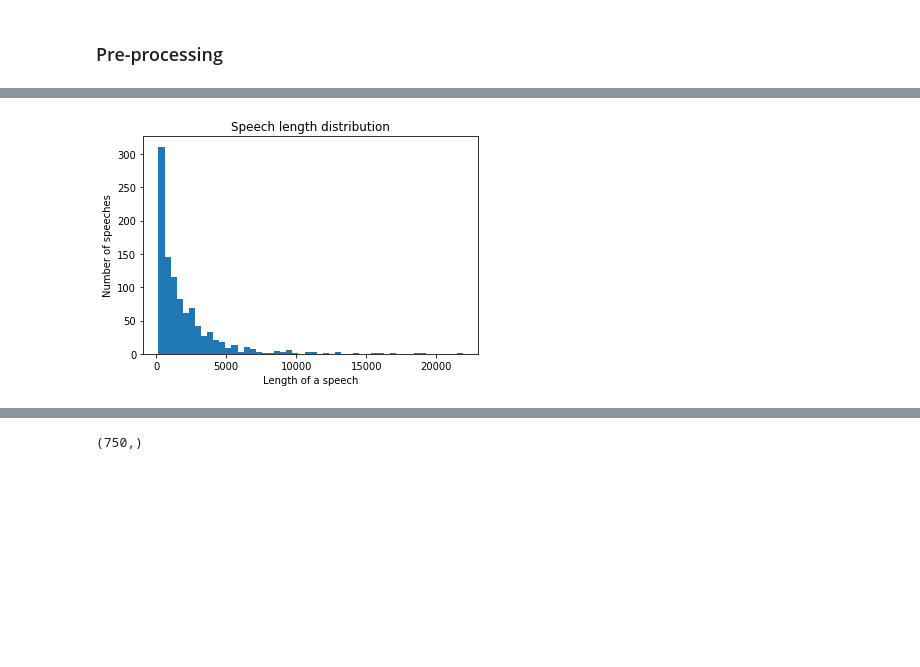
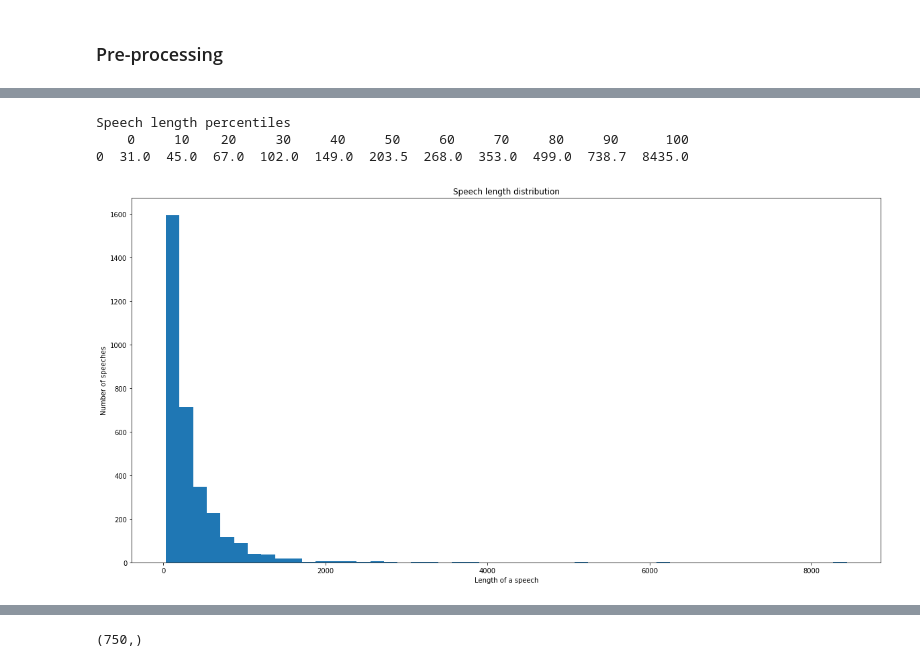
Before and after one commit to YuliaZamriy/W266-Final-Project, a Jupyter notebook: Classification/CNN-test.ipynb, the cells around one changed output, grey strips where cells are left out. Drawn from its saved outputs; the diff is of its cells as text; code cells hidden in the pictures; blank space fills up the shorter version.

```diff
--- a/Classification/CNN-test.ipynb
+++ b/Classification/CNN-test.ipynb
@@ -235,4 +204,8 @@ explore_data.get_num_words_per_sample(train)
 # %%
+reload(explore_data)
 explore_data.plot_sample_length_distribution(train)
 # %% [output]
+Speech length percentiles
+    0     10    20     30     40     50     60     70     80     90      100
+0  31.0  45.0  67.0  102.0  149.0  203.5  268.0  353.0  499.0  738.7  8435.0
-[figure, old version]
+[figure, new version]
```
Also changed, not shown: parts of 45 cells of this notebook, 7 other files.
